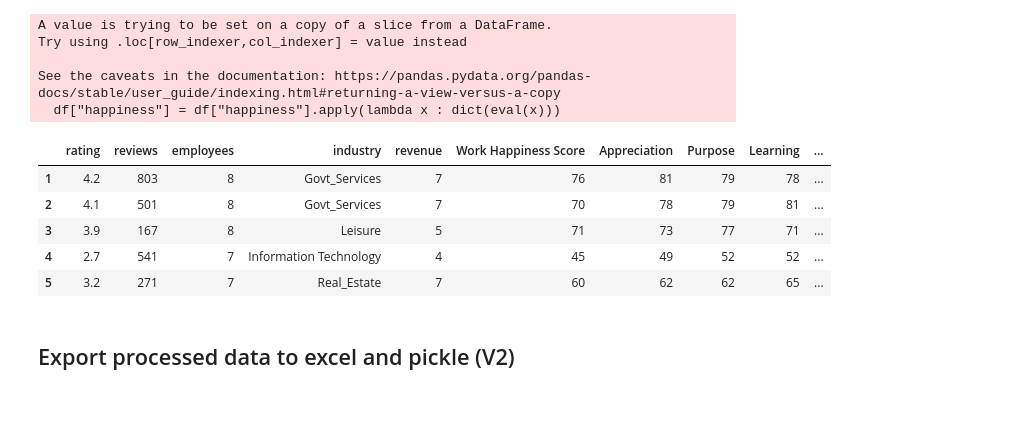
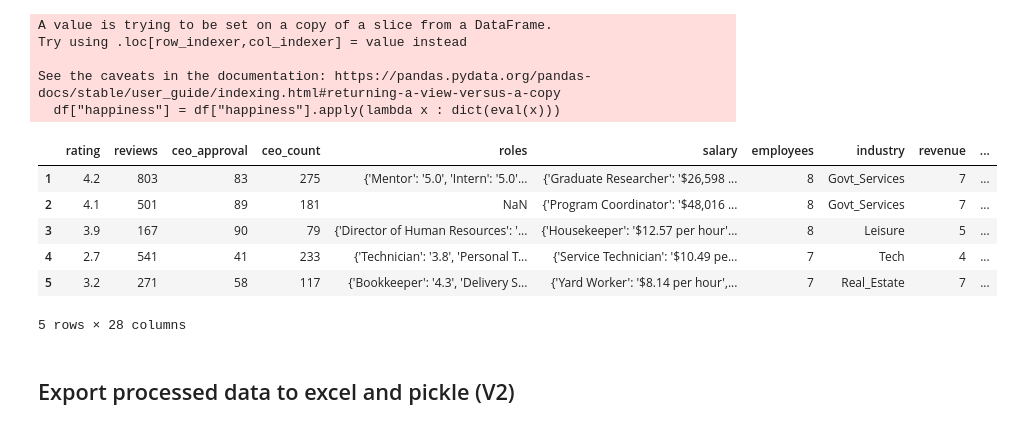
Before and after one commit to leileijng/CompanyRatings_DS, a Jupyter notebook: data_preparation/CompanyRating_Preprocessing_2.ipynb, the cells around one changed output. Saved outputs shown, nothing was run; the diff lists cells and outputs as text; code cells hidden in the pictures.

```diff
--- a/data_preparation/CompanyRating_Preprocessing_2.ipynb
+++ b/data_preparation/CompanyRating_Preprocessing_2.ipynb
@@ -347,17 +347,19 @@ array(['Manufacturing', 'Insurance', 'Education',
       dtype=object)
 # %%
 Financials = ['Financial Services', 'Insurance', 'Consulting and Business Services', 'Human Resources & Staffing',
-              'Management & Consulting', 'Insurance\nHealthcare']
+              'Management & Consulting', 'Insurance\nHealthcare', 'Insurance\nFinancial Services']
 Leisure = ['Restaurants, Travel and Leisure', 'Hotels & Travel Accommodation', 'Restaurants & Food Service',
            'Arts, Entertainment & Recreation', 'Restaurants, Travel and Leisure\nRestaurants, Travel and Leisure']
-Healthcare_NGO = ['Healthcare', 'Nonprofit & NGO', 'Healthcare\nNonprofit & NGO', 'Pharmaceutical & Biotechnology']
+Healthcare_NGO = ['Healthcare', 'Nonprofit & NGO', 'Healthcare\nNonprofit & NGO', 'Pharmaceutical & Biotechnology',
+                  'Health Care', 'Pharmaceuticals']
 Telecomm = ['Media & Communication', 'Telecommunications']
 Govt_Services = ['Education', 'Aerospace & Defense', 'Government & Public Administration', 'Legal',
                  'Transportation & Logistics']
-Tech = ['Computers and Electronics', 'Internet and Software']
+Tech = ['Computers and Electronics', 'Internet and Software', 'Information Technology']
 Commodities = ['Manufacturing', 'Energy, Mining & Utilities', 'Agriculture and Extraction', 'Agriculture',
                'Agriculture and Extraction\nAgriculture and Extraction', 'Manufacturing\nEnergy, Mining & Utilities',
-              'Manufacturing\nConstruction & Facilities Services']
+              'Manufacturing\nConstruction & Facilities Services', 'Energy, Mining & Utilities\nFinancial Services',
+              'Transport and Freight']
 Real_Estate = ['Construction & Facilities Services', 'Real Estate']
 FNB = ['Restaurants & Food Service', 'Food and Beverages']
 Retail = ['Retail & Wholesale', 'Retail', 'Consumer Goods and Services', 'Automotive', 'Personal Consumer Services']
@@ -394,0 +410,31 @@ data_prepare1.head(10)
+# %%
+def avg_salary(salaryDict):
+    total = 0
+    count = 0
+    for value in list(salaryDict.values()):
+        value = value.replace('$', '')
+        value = value.replace(',', '')
+        if 'year' in value:
+            value = value.replace(' per year', '')
+            value = float(value)
+        elif 'month' in value:
+            value = value.replace(' per month', '')
+            value = float(value)*12
+        elif 'week' in value:
+            value = value.replace(' per week', '')
+            value = float(value)*52 #assume 52 weeks a year
+        elif 'day' in value:
+            value = value.replace(' per day', '')
+            value = float(value)*5*52 #assume 5 days a week, 52 weeks a year
+        elif 'hour' in value:
+            value = value.replace(' per hour', '')
+            value = float(value)*40*52 #assume 40 hours a week, 52 weeks a year
+
+        count += 1
+        total += value
+
+    return total/count
+
+data_prepare1['avg_salary'] = data_prepare1['salary'].apply(lambda x: x if x is np.nan else avg_salary(eval(x)))
+
+data_prepare1
@@ -449,15 +508,15 @@ See the caveats in the documentation: https://pandas.pydata.org/pandas-docs/stab
 # %%
 data_prepare2 = data_prepare2.reset_index(drop=True)
 data_prepare2.index = np.arange(1, len(data_prepare2) + 1)
-data_prepare2 = data_prepare2.drop(['ceo_approval','ceo_count','roles','salary','Work/Life Balance', 'Compensation/Benefits', 'Job Security/Advancement', 'Management', 'Culture', ], axis=1)
 data_prepare2.head()
 # %% [output]
-|  | rating | reviews | employees | industry | revenue | Work Happiness Score | Appreciation | Purpose | Learning | ... |
-| 1 | 4.2 | 803 | 8 | Govt_Services | 7 | 76 | 81 | 79 | 78 | ... |
-| 2 | 4.1 | 501 | 8 | Govt_Services | 7 | 70 | 78 | 79 | 81 | ... |
-| 3 | 3.9 | 167 | 8 | Leisure | 5 | 71 | 73 | 77 | 71 | ... |
-| 4 | 2.7 | 541 | 7 | Information Technology | 4 | 45 | 49 | 52 | 52 | ... |
-| 5 | 3.2 | 271 | 7 | Real_Estate | 7 | 60 | 62 | 62 | 65 | ... |
+|  | rating | reviews | ceo_approval | ceo_count | roles | salary | employees | industry | revenue | ... |
+| 1 | 4.2 | 803 | 83 | 275 | {'Mentor': '5.0', 'Intern': '5.0'... | {'Graduate Researcher': '$26,598 ... | 8 | Govt_Services | 7 | ... |
+| 2 | 4.1 | 501 | 89 | 181 | NaN | {'Program Coordinator': '$48,016 ... | 8 | Govt_Services | 7 | ... |
+| 3 | 3.9 | 167 | 90 | 79 | {'Director of Human Resources': '... | {'Housekeeper': '$12.57 per hour'... | 8 | Leisure | 5 | ... |
+| 4 | 2.7 | 541 | 41 | 233 | {'Technician': '3.8', 'Personal T... | {'Service Technician': '$10.49 pe... | 7 | Tech | 4 | ... |
+| 5 | 3.2 | 271 | 58 | 117 | {'Bookkeeper': '4.3', 'Delivery S... | {'Yard Worker': '$8.14 per hour',... | 7 | Real_Estate | 7 | ... |
+5 rows × 28 columns
 # %% [markdown]
 ## Export processed data to excel and pickle (V2)
 # %%
```
Also changed, not shown: parts of 6 cells of this notebook, 4 other files.
